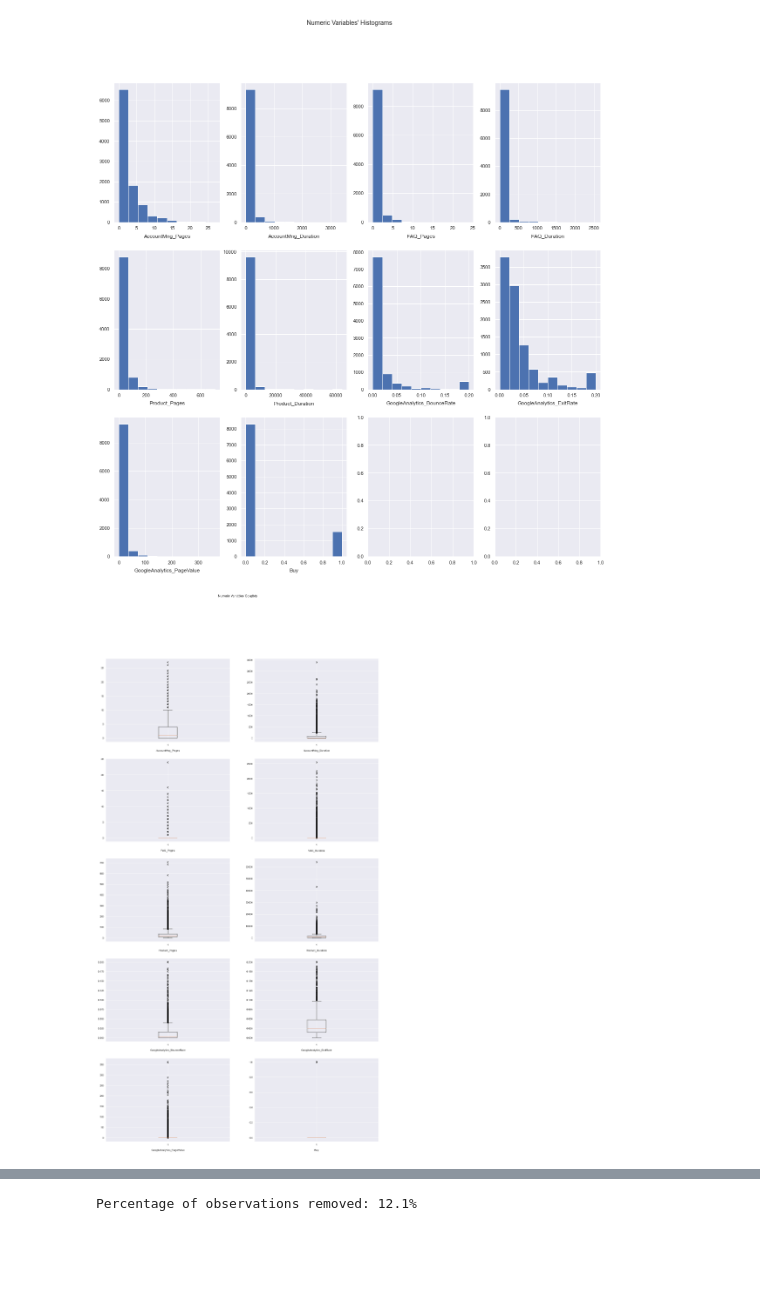
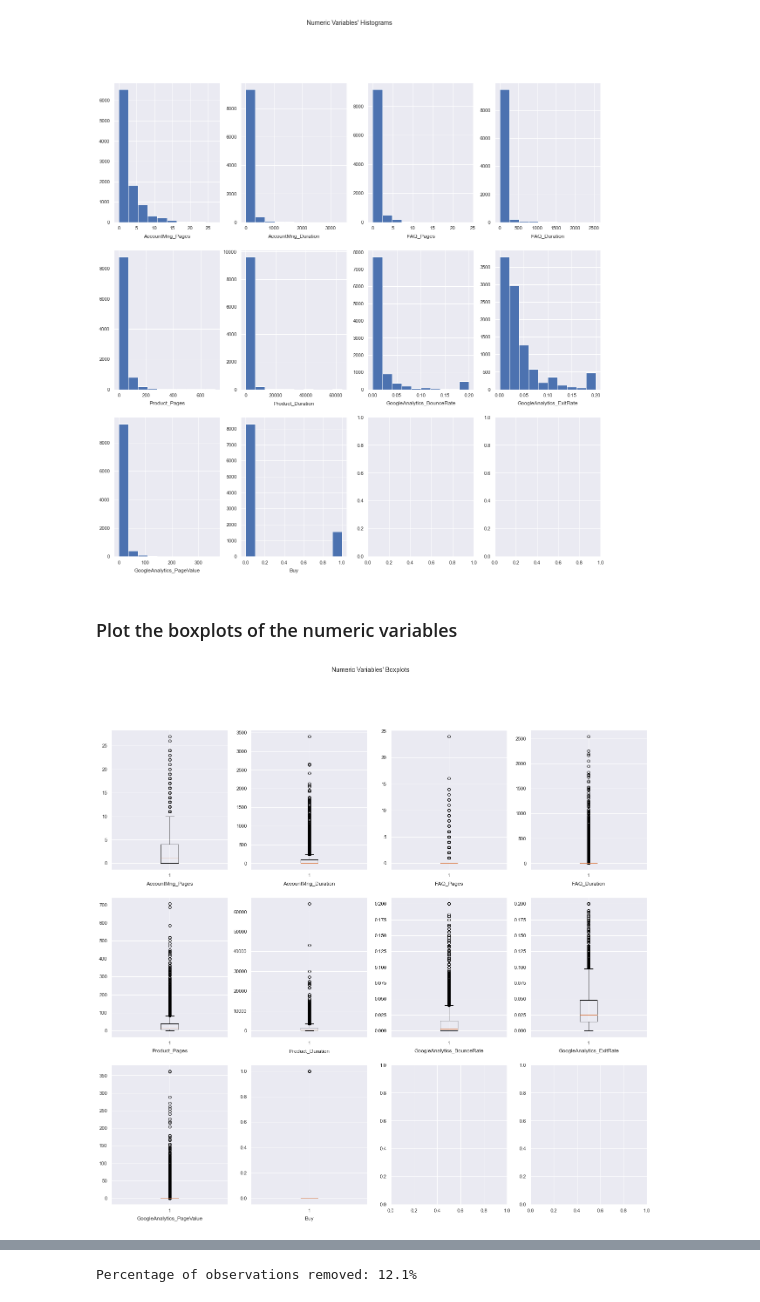
Before and after one commit to JohnnyCodess/Project-Machine-Learning, a Jupyter notebook: 202122 Fall AA Group60 Notebook.ipynb, the cells around one changed output, grey strips where cells are left out. Drawn from its saved outputs; the diff is of its cells as text; code cells hidden in the pictures; blank space fills up the shorter version.

```diff
--- a/202122 Fall AA Group60 Notebook.ipynb
+++ b/202122 Fall AA Group60 Notebook.ipynb
@@ -224,27 +191,27 @@ plt.suptitle(title)
 plt.show()
 # %% [output]
 [figure]
+# %% [markdown]
+### Plot the boxplots of the numeric variables
 # %%
-# -----------  Plot the boxplots of the numeric variables  -----------
-
 # All Numeric Variables' Histograms in one figure
 sns.set()
 
 # Prepare figure. Create individual axes where each histogram will be placed
-fig, axes = plt.subplots(5, math.ceil(len(metric_features) / 5), figsize=(22, 40))
+fig, axes = plt.subplots(3, math.ceil(len(metric_features) / 3), figsize=(22, 20))
 
 # Plot data
 # Iterate across axes objects and associate each histogram (hint: use the ax.hist() instead of plt.hist()):
 for ax, feat in zip(axes.flatten(), metric_features): # Notice the zip() function and flatten() method
     ax.boxplot(techscape[feat])
     ax.set_title(feat, y=-0.13)
 
 # Layout
 # Add a centered title to the figure:
 title = "Numeric Variables' Boxplots"
 
 plt.suptitle(title)
 
 plt.show()
 # %% [output]
-[figure, old version]
+[figure, new version]
```
Also changed, not shown: parts of 68 cells of this notebook.
